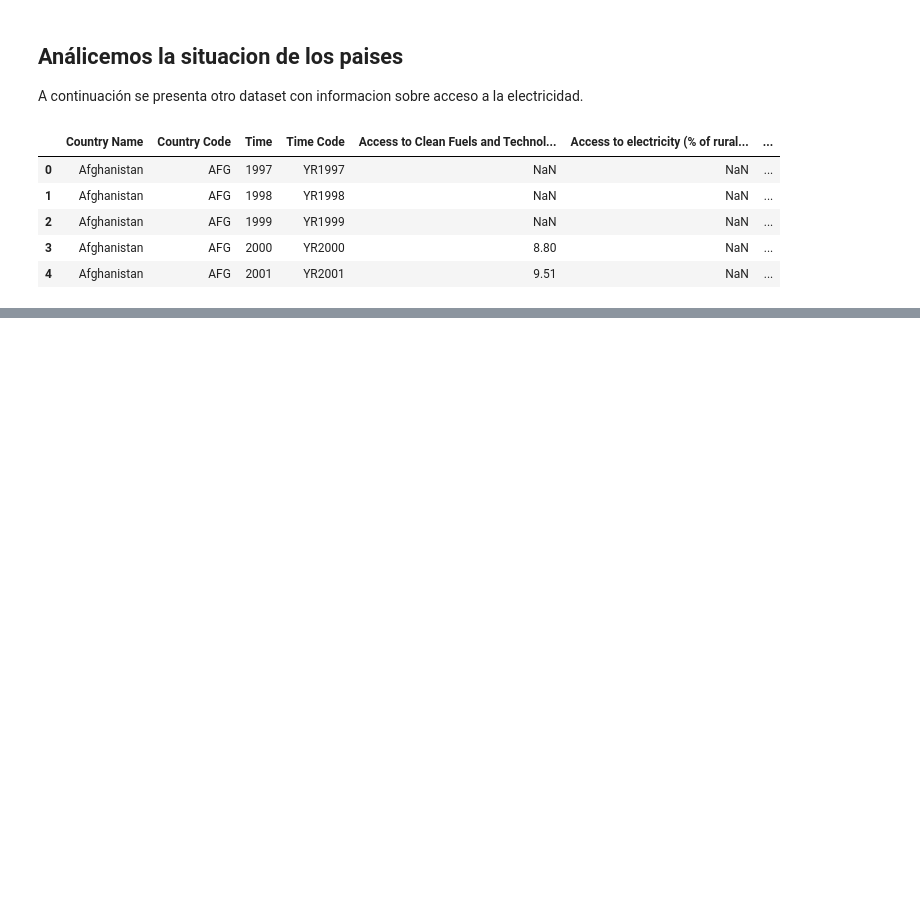
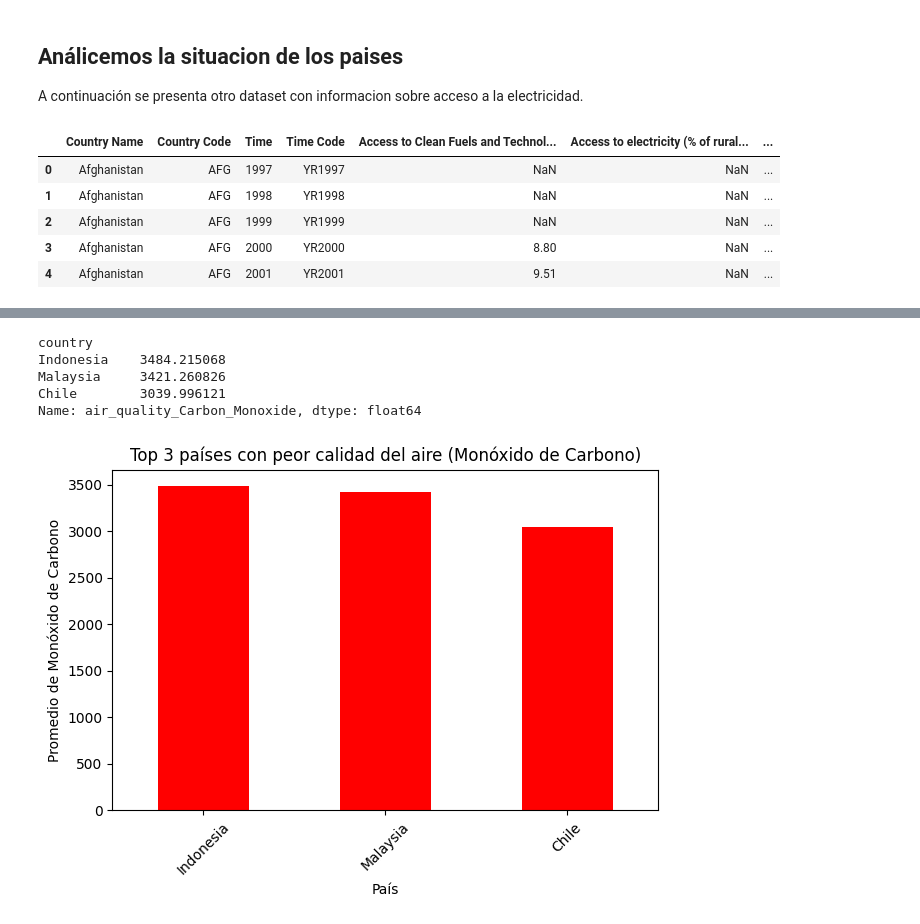
Before and after one commit to BelenUrdangarin/Integrador-Urdangarin---Olivera, a Jupyter notebook: Integrador_Olivera_Urdangarin.ipynb, the cells around one changed output, grey strips where cells are left out. Saved outputs shown, nothing was run; the diff lists cells and outputs as text; code cells hidden in the pictures; blank space fills up the shorter version.

```diff
--- a/Integrador_Olivera_Urdangarin.ipynb
+++ b/Integrador_Olivera_Urdangarin.ipynb
@@ -454,0 +515,26 @@ ren_ener.drop(['Country Code', 'Time Code'], axis=1, inplace=True)
+# %%
+df_air = clim_pais.dropna(subset=['air_quality_Carbon_Monoxide'])
+top_3_peor_aire = df_air.groupby('country')['air_quality_Carbon_Monoxide'].mean().sort_values(ascending=False).head(3)
+print(top_3_peor_aire)
+# %% [output]
+country
+Indonesia    3484.215068
+Malaysia     3421.260826
+Chile        3039.996121
+Name: air_quality_Carbon_Monoxide, dtype: float64
+# %%
+# Crear la gráfica
+colors = sns.color_palette("rocket")  # "flare", "crest", "rocket_r", "rocket"
+top_3_peor_aire.plot(kind='bar', color='red')
+
+# Títulos y etiquetas
+plt.title('Top 3 países con peor calidad del aire (Monóxido de Carbono)')
+plt.ylabel('Promedio de Monóxido de Carbono')
+plt.xlabel('País')
+plt.xticks(rotation=45)
+
+# Mostrar la gráfica
+plt.tight_layout()
+plt.show()
+# %% [output]
+[figure, added]
```
Also changed, not shown: parts of 11 cells of this notebook.
